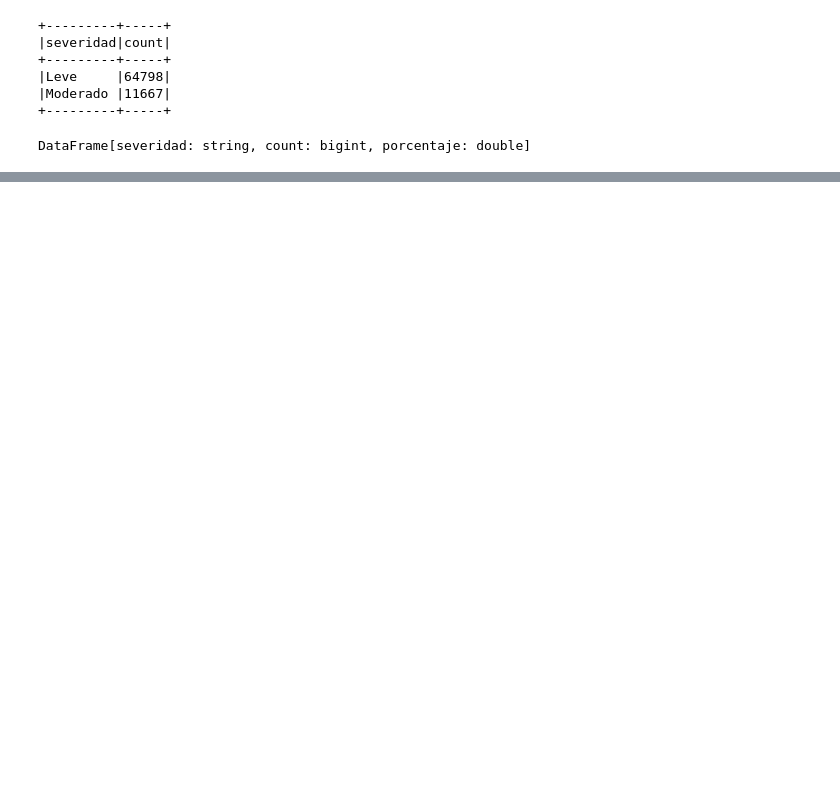
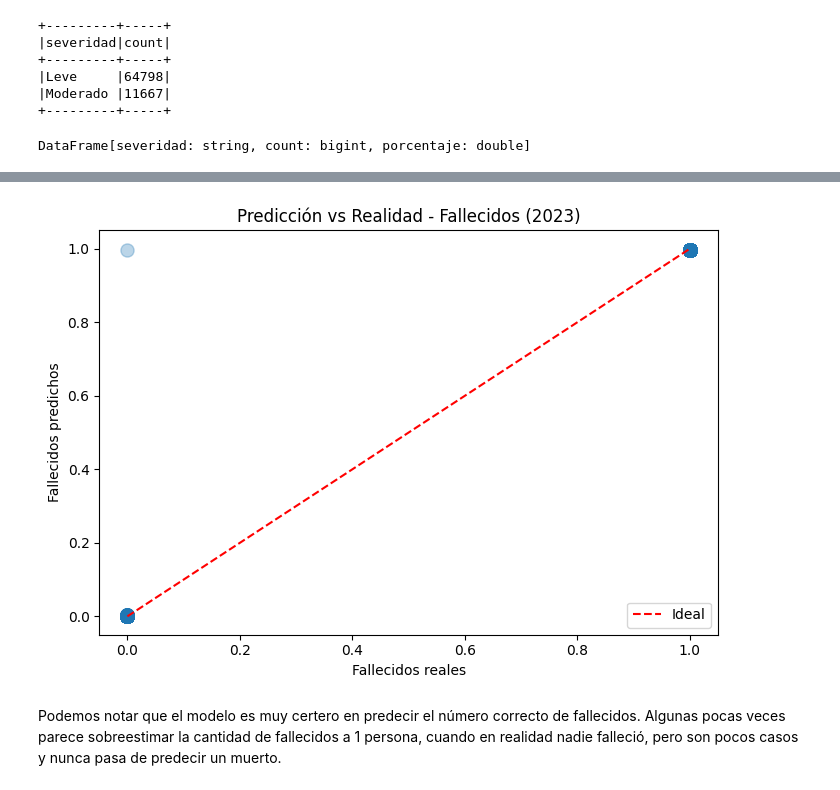
Before and after one commit to SebasJuarez/DS-Collection, a Jupyter notebook: Spark MLlib.ipynb, the cells around one changed output, grey strips where cells are left out. Saved outputs shown, nothing was run; the diff lists cells and outputs as text; code cells hidden in the pictures; blank space fills up the shorter version.

```diff
--- a/Spark MLlib.ipynb
+++ b/Spark MLlib.ipynb
@@ -552,0 +906,14 @@ Distribución test
+# %%
+# Filtrar datos del año 2023 y aplicar el modelo entrenado
+data_2023 = comb_with_sev.filter(F.col("anio_int") == 2023)
+pred_2023 = model.transform(data_2023)
+pred_2023.select("hora", "num_vehiculos", "lesionados", "tipo_eve_norm", "fallecidos", "prediction").show(10, truncate=False)
+
+# Calcular métricas en el conjunto 2023
+rmse_2023 = evaluator_rmse.evaluate(pred_2023)
+mae_2023  = evaluator_mae.evaluate(pred_2023)
+r2_2023   = evaluator_r2.evaluate(pred_2023)
+print("\n Resultados del modelo en datos 2023:")
+print("RMSE:", rmse_2023)
+print("MAE:", mae_2023)
+print("R2:", r2_2023)
@@ -552,0 +938,18 @@ Distribución test
+# %%
+# Gráfica de predicciones vs valores reales para fallecidos en 2023
+import matplotlib.pyplot as plt
+import pandas as pd
+df_plot = pred_2023.select("fallecidos", "prediction").toPandas()
+plt.figure(figsize=(7,5))
+plt.scatter(df_plot["fallecidos"], df_plot["prediction"], alpha=0.3, s=90)
+plt.plot([df_plot["fallecidos"].min(), df_plot["fallecidos"].max()], [df_plot["fallecidos"].min(), df_plot["fallecidos"].max()], color="red", linestyle="--", label="Ideal")
+plt.xlabel("Fallecidos reales")
+plt.ylabel("Fallecidos predichos")
+plt.title("Predicción vs Realidad - Fallecidos (2023)")
+plt.legend()
+plt.tight_layout()
+plt.show()
+# %% [output]
+[figure, added]
+# %% [markdown]
+Podemos notar que el modelo es muy certero en predecir el número correcto de fallecidos. Algunas pocas veces parece sobreestimar la cantidad de fallecidos a 1 persona, cuando en realidad nadie falleció, pero son pocos casos y nunca pasa de predecir un muerto.
```
Also changed, not shown: parts of 19 cells of this notebook, 4 other files.
